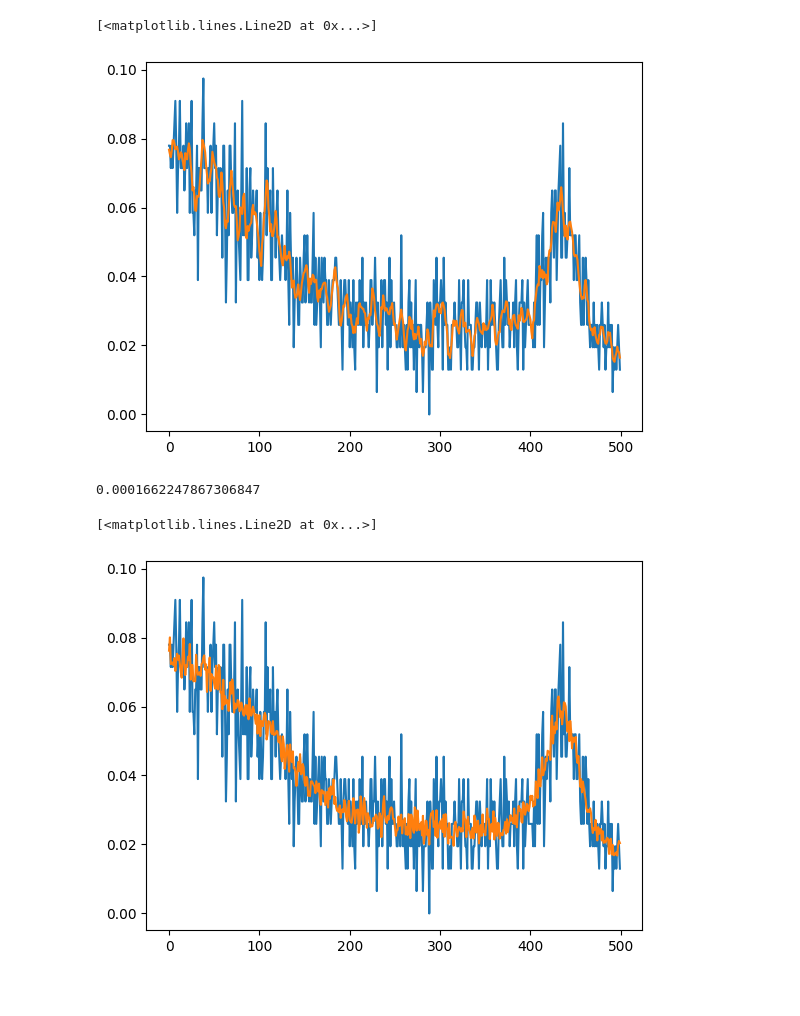
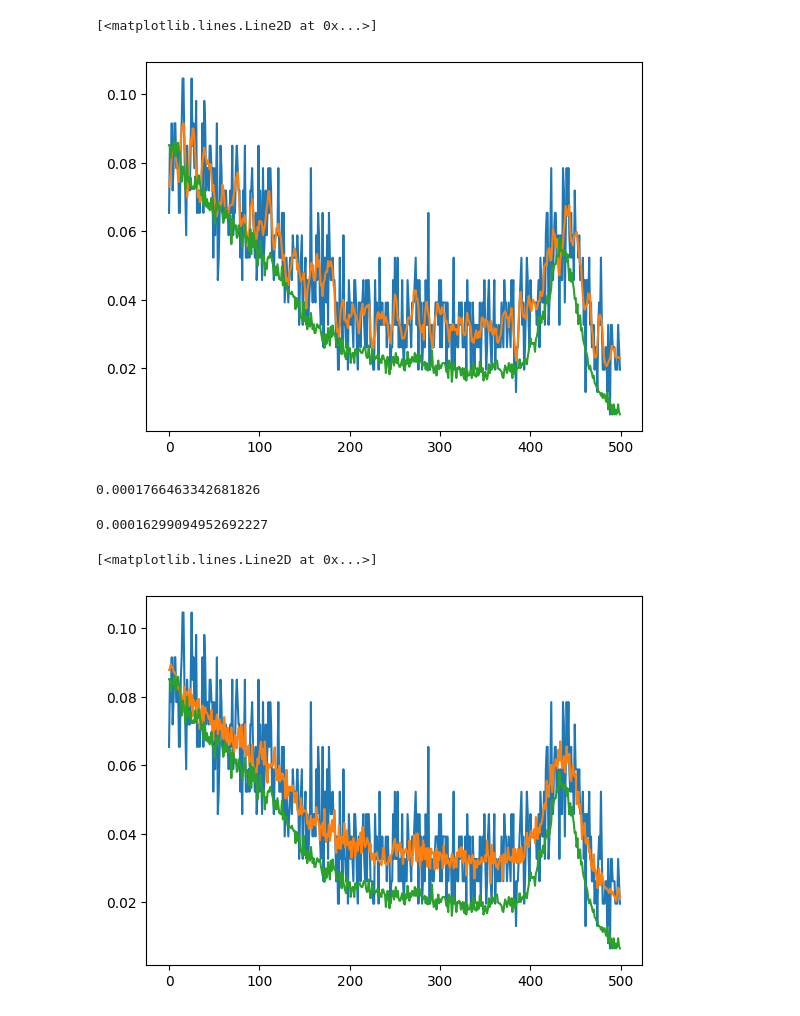
Before and after one commit to ciaranbench/spectral-denoising-cycleGAN, a Jupyter notebook: Classical_denoising.ipynb, the cells around one changed output. Saved outputs shown, nothing was run; the diff lists cells and outputs as text; code cells hidden in the pictures.

```diff
--- a/Classical_denoising.ipynb
+++ b/Classical_denoising.ipynb
@@ -7,6 +23,10 @@ import numpy as np
 from scipy import signal
 import matplotlib.pyplot as plt
 
+network_pred = np.load('network_denoised.npy')
+network_pred_GT = np.load('network_denoised_GT.npy')
+network_pred_input = np.load('network_input.npy')
+
 
 noisy_va = np.load('hn_valid_set.npy')
 clean_va = np.load('ln_valid_set.npy')
@@ -12,0 +38,6 @@ clean_va = np.load('ln_valid_set.npy')
+# %%
+index = 50
+print(network_MSE)
+plt.plot(network_pred_input[index])
+plt.plot(network_pred[index])
+plt.plot(network_pred_GT[index])
@@ -13,14 +48,21 @@ clean_va = np.load('ln_valid_set.npy')
 # %%
 
 
-test_example = np.squeeze(noisy_va[0,:])
+test_example = np.squeeze(noisy_va[0:100,:])
+clean_va = clean_va[0:100,:]
 y_smooth = signal.savgol_filter(test_example, window_length=11, polyorder=3, mode="nearest")
 
-plt.plot(test_example)
-plt.plot(y_smooth)
+plt.plot(test_example[index])
+plt.plot(y_smooth[index])
+plt.plot(network_pred_GT[index])
 # %% [output]
 [<matplotlib.lines.Line2D at 0x...>]
-[figure, old version]
+[figure, new version]
+# %%
+SG_MSE = np.mean(np.mean((np.squeeze(y_smooth) - np.squeeze(clean_va))**2,axis=1))
+print(SG_MSE)
+# %% [output]
+0.0001766463342681826
 # %%
 #PCA denoising - https://scikit-learn.org/stable/auto_examples/applications/plot_digits_denoising.html
 
@@ -45,13 +84,15 @@ test_example = np.squeeze(noisy_va[0:100,:])
 # %%
-np.mean(np.mean((np.squeeze(X_reconstructed_pca) - np.squeeze(test_example))**2,axis=1))
+PCA_MSE = np.mean(np.mean((np.squeeze(X_reconstructed_pca) - np.squeeze(clean_va))**2,axis=1))
+print(PCA_MSE)
 # %% [output]
-0.0001662247867306847
+0.00016299094952692227
 # %%
-plt.plot(test_example)
-plt.plot(np.squeeze(X_reconstructed_pca))
+plt.plot(test_example[index])
+plt.plot(np.squeeze(X_reconstructed_pca[index]))
+plt.plot(network_pred_GT[index])
 # %% [output]
 [<matplotlib.lines.Line2D at 0x...>]
-[figure, old version]
+[figure, new version]
 # %%
 # Wavelet denoising
 # %%
```
Also changed, not shown: parts of 9 cells of this notebook.
